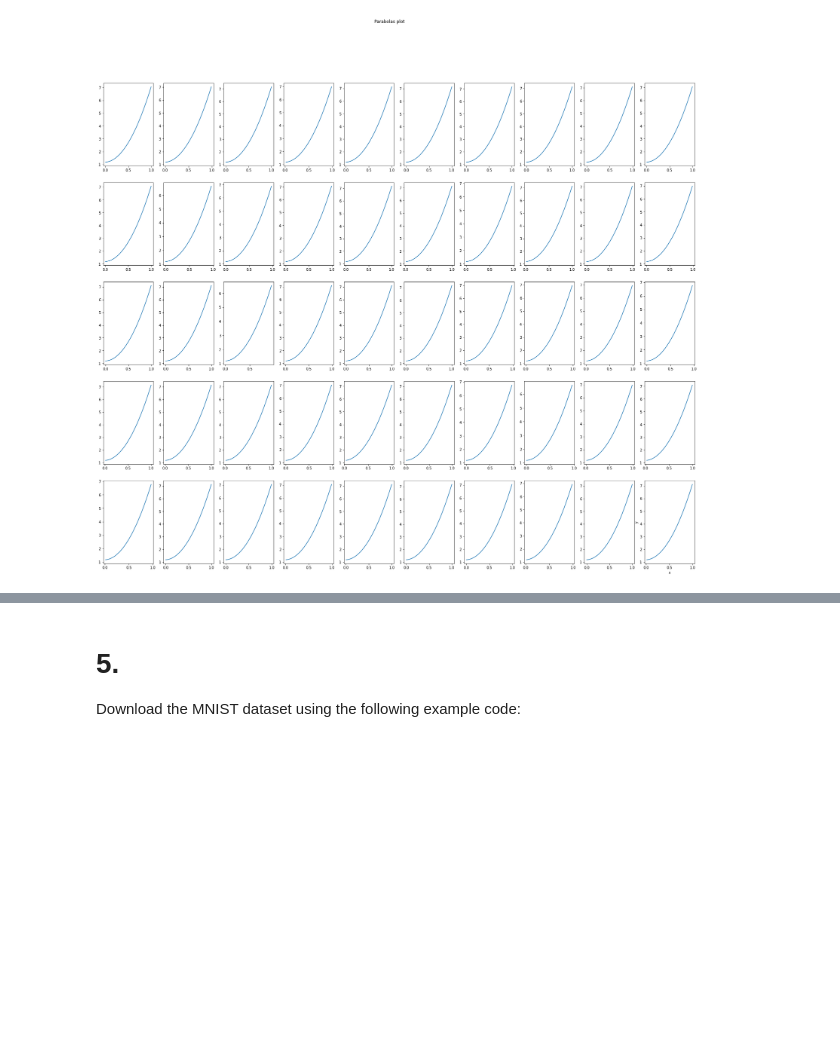
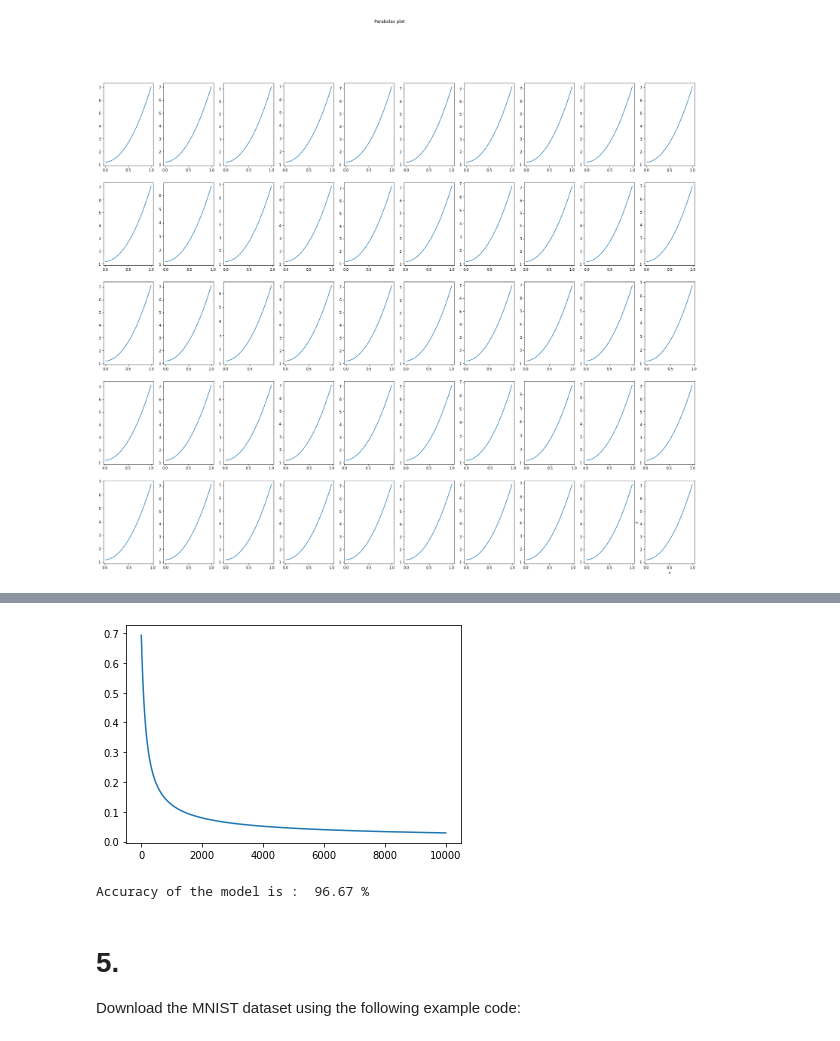
Before and after one commit to mequanent/Deep-Learning, a Jupyter notebook: Maths_for_Deep_Learning.ipynb, the cells around one changed output, grey strips where cells are left out. Cells and saved outputs as stored; diff of their text form; code cells hidden in the pictures; blank space fills up the shorter version.

```diff
--- a/Maths_for_Deep_Learning.ipynb
+++ b/Maths_for_Deep_Learning.ipynb
@@ -177,0 +240,38 @@ test_y = test['y'].flatten()
+# %%
+def sigmoid(a):
+  return 1 / (1 + np.exp(-a))
+# %%
+def logistic_regression(X, Y, learning_rate, iterations):
+  m = X.shape[1]
+  n = X.shape[0]
+
+  B = 0
+  W = np.zeros((n, 1))
+
+  errors = []
+
+  for i in range(iterations):
+    Z = np.dot(W.T, X) + B
+    Y_pred = sigmoid(Z)
+
+    # loss function
+    loss = -(1/m) * np.sum(Y * np.log(Y_pred) + (1-Y) * np.log(1 - Y_pred))
+
+    # Gradient Descent
+    dW = (1/m) * np.dot(Y_pred - Y, X.T)
+    dB = (1/m) * np.sum(Y_pred - Y)
+
+    W = W - learning_rate * dW.T
+    B = B - learning_rate * dB
+
+    # keeping track of our cost function value
+    errors.append(loss)
+
+    if (i % (iterations/100) == 0):
+      print(f"cost after {i} iterations is : {loss}")
+
+  return W, B, errors
+# %%
+iterations = 10000
+learning_rate = 0.05
+W, B, errors = logistic_regression(x_train, y_train, learning_rate, iterations)
@@ -178,3 +296,25 @@ test_y = test['y'].flatten()
+# %%
+plt.plot(np.arange(iterations), errors)
+plt.show()
+# %% [output]
+[figure, added]
+# %%
+def accuracy(X, Y, W, B):
+
+    Z = np.dot(W.T, X) + B
+    A = sigmoid(Z)
+
+    A = A > 0.5
+
+    A = np.array(A, dtype = 'int64')
+
+    acc = (1 - np.sum(np.absolute(A - Y))/Y.shape[1])*100
+
+    print("Accuracy of the model is : ", round(acc, 2), "%")
+
+accuracy(x_test, y_test, W, B)
+# %% [output]
+Accuracy of the model is :  96.67 %
 # %% [markdown]
 # 5.
 Download the MNIST dataset using the following example code:
```
Also changed, not shown: parts of 15 cells of this notebook.
